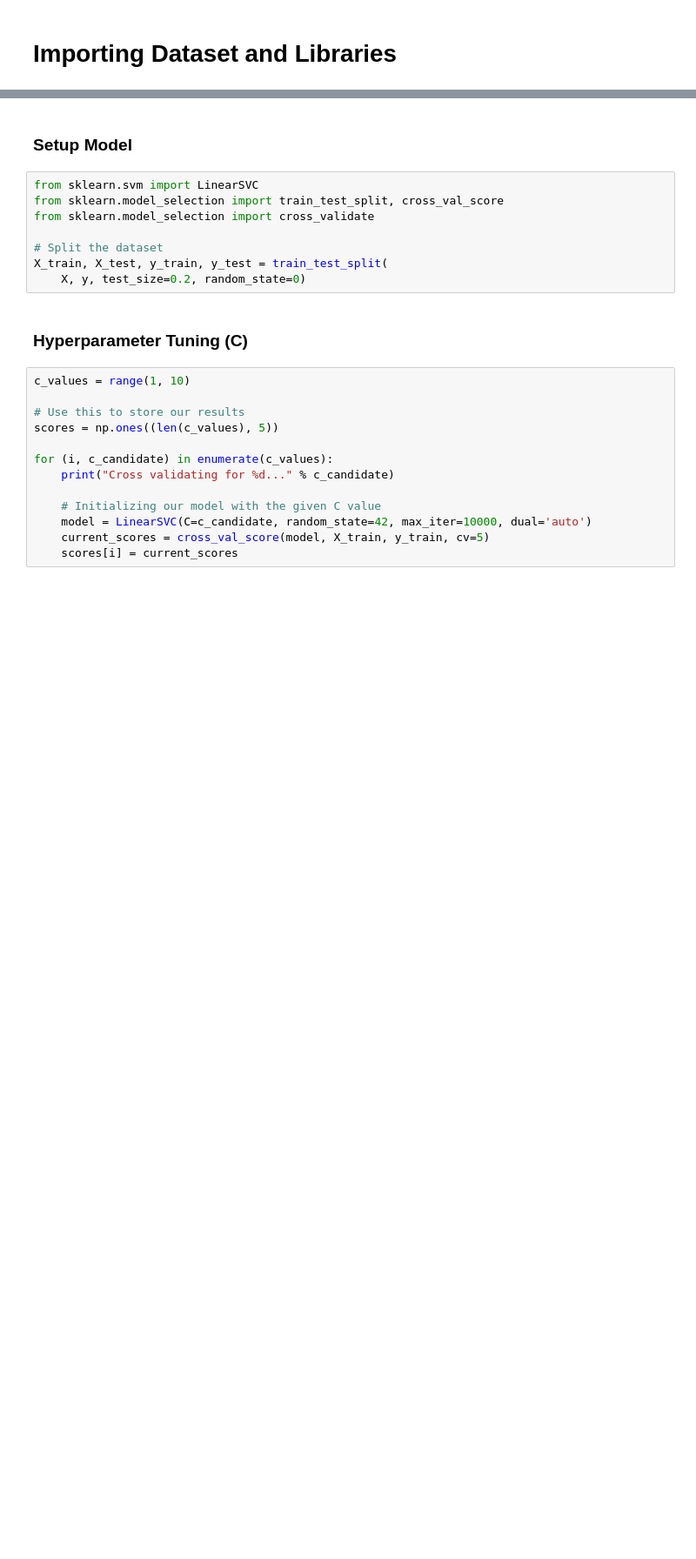
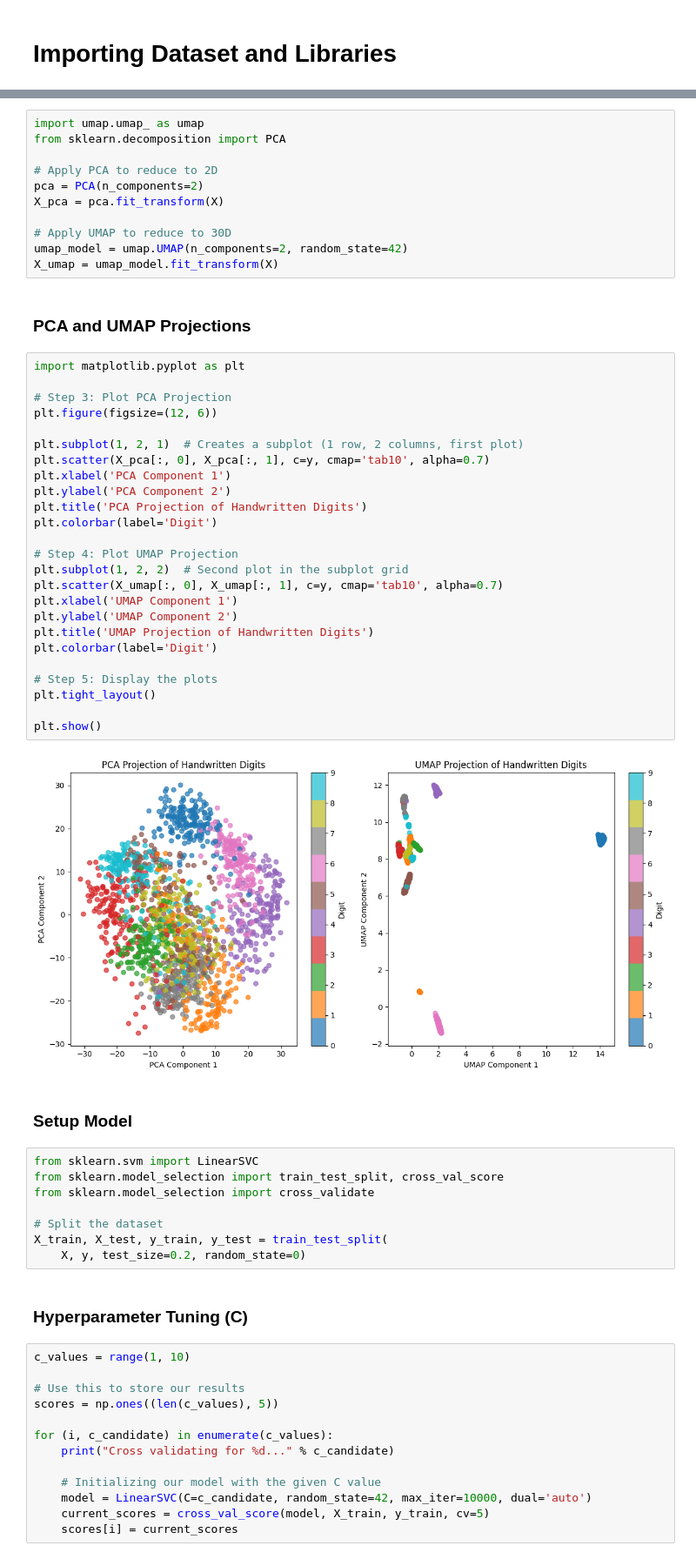
Before and after one commit to okquentin/ECCS_3401, a Jupyter notebook: hw/final_project.ipynb, the cells around one changed output, grey strips where cells are left out. Shown at 87% size. Drawn from its saved outputs; the diff is of its cells as text; blank space fills up the shorter version.

```diff
--- a/hw/final_project.ipynb
+++ b/hw/final_project.ipynb
@@ -43,3 +34,43 @@ examine_digits_pairplot(X, y)
+# %%
+import umap.umap_ as umap
+from sklearn.decomposition import PCA
+
+# Apply PCA to reduce to 2D
+pca = PCA(n_components=2)
+X_pca = pca.fit_transform(X)
+
+# Apply UMAP to reduce to 30D
+umap_model = umap.UMAP(n_components=2, random_state=42)
+X_umap = umap_model.fit_transform(X)
+# %% [markdown]
+### PCA and UMAP Projections
+# %%
+import matplotlib.pyplot as plt
+
+# Step 3: Plot PCA Projection
+plt.figure(figsize=(12, 6))
+
+plt.subplot(1, 2, 1)  # Creates a subplot (1 row, 2 columns, first plot)
+plt.scatter(X_pca[:, 0], X_pca[:, 1], c=y, cmap='tab10', alpha=0.7)
+plt.xlabel('PCA Component 1')
+plt.ylabel('PCA Component 2')
+plt.title('PCA Projection of Handwritten Digits')
+plt.colorbar(label='Digit')
+
+# Step 4: Plot UMAP Projection
+plt.subplot(1, 2, 2)  # Second plot in the subplot grid
+plt.scatter(X_umap[:, 0], X_umap[:, 1], c=y, cmap='tab10', alpha=0.7)
+plt.xlabel('UMAP Component 1')
+plt.ylabel('UMAP Component 2')
+plt.title('UMAP Projection of Handwritten Digits')
+plt.colorbar(label='Digit')
+
+# Step 5: Display the plots
+plt.tight_layout()
+
+plt.show()
+# %% [output]
+[figure, added]
 # %% [markdown]
 ### Setup Model
 # %%
```
Also changed, not shown: parts of 12 cells of this notebook.
